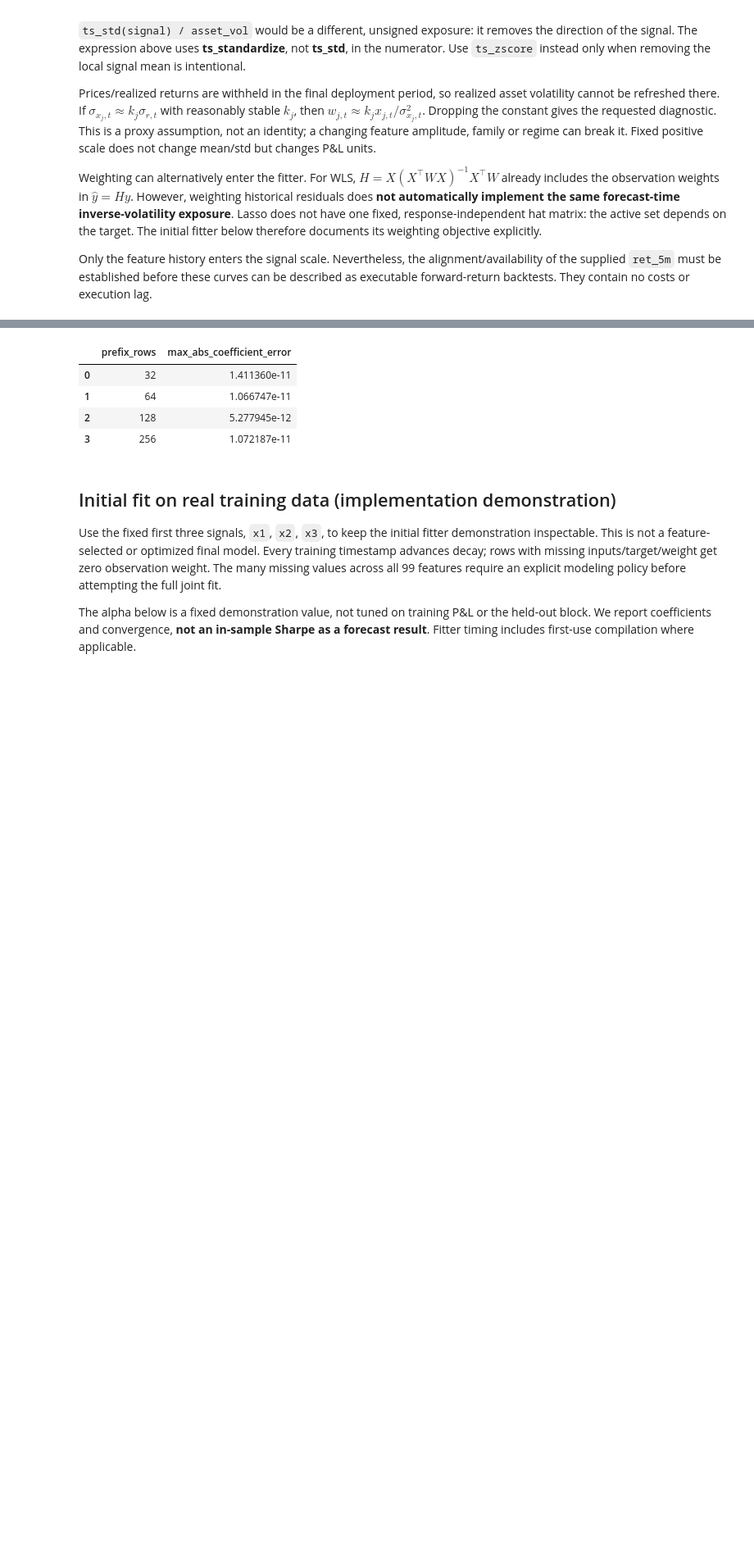
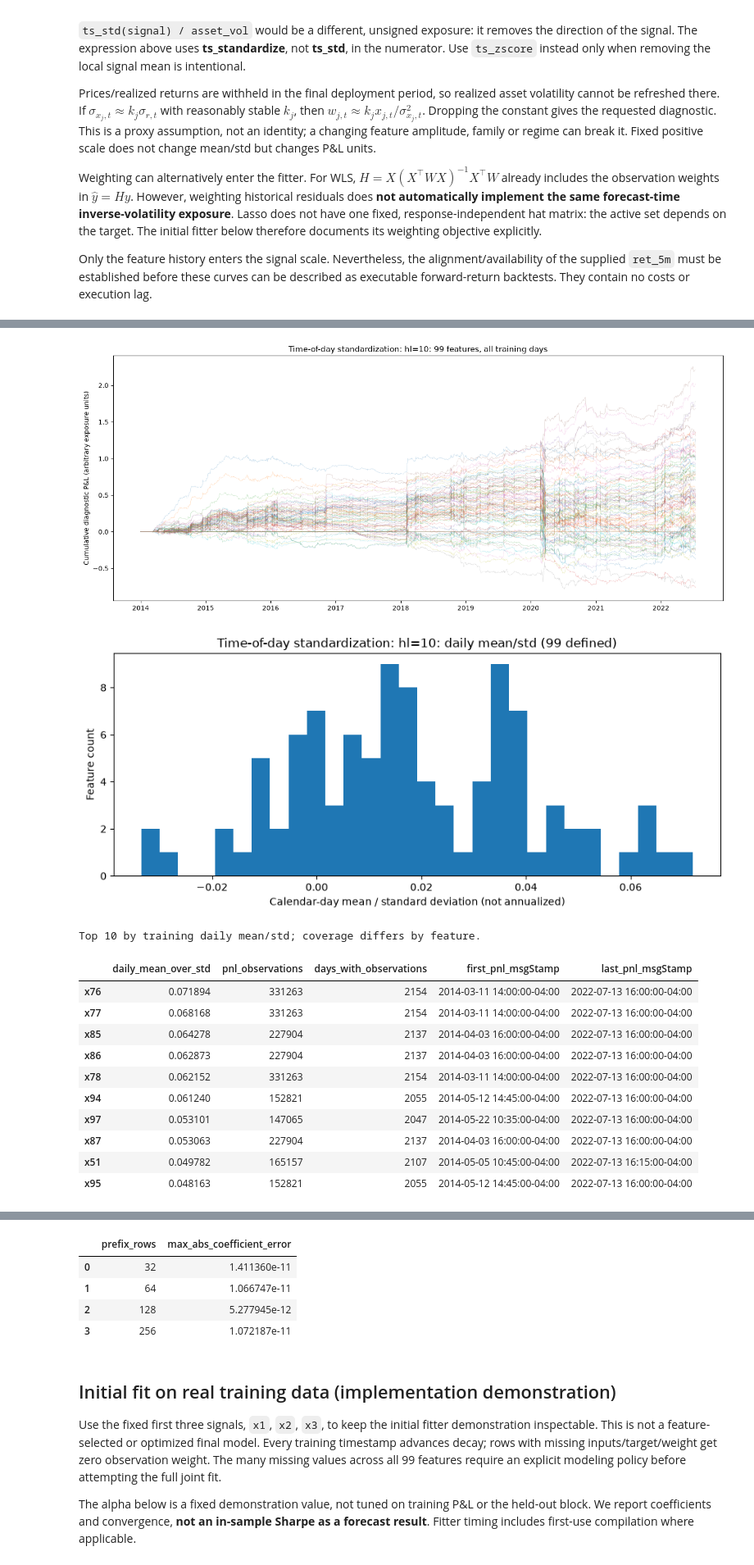
Before and after one commit to ak5ms/th, a Jupyter notebook: notebooks/01_eda.ipynb, the cells around one changed output, grey strips where cells are left out. Shown at 82% size. Cells and saved outputs as stored; diff of their text form; code cells hidden in the pictures; blank space fills up the shorter version.

Commit message:
Store evaluated dszl, interaction and residual experiments

```diff
--- a/notebooks/01_eda.ipynb
+++ b/notebooks/01_eda.ipynb
@@ -530,0 +541,10 @@ Only the feature history enters the signal scale. Nevertheless, the alignment/av
+# %%
+from time import perf_counter
+from takehome.features import dszl, pairwise_features, evaluate_features
+from takehome.plots import display_results
+
+# The baseline table/daily series are retained; its large intrabar matrix is no longer needed.
+del pnl
+raw_features = df[x_cols]
+experiment_seconds = {}
+assert raw_features.index.equals(df.index) and df.index.max() < split['cutoff']
@@ -530,0 +565,25 @@ Only the feature history enters the signal scale. Nevertheless, the alignment/av
+# %%
+started = perf_counter()
+dszl_daily, dszl_summary = evaluate_features(
+    [dszl(raw_features, hl=10)], df['ret_5m'], hl=HL,
+)
+experiment_seconds['dszl(10)'] = perf_counter() - started
+assert dszl_daily.shape[1] == len(x_cols)
+display_results(dszl_daily, 'Time-of-day standardization: hl=10')
+print('Top 10 by training daily mean/std; coverage differs by feature.')
+display(dszl_summary.head(10))
+# %% [output]
+[figure, added]
+[figure, added]
+Top 10 by training daily mean/std; coverage differs by feature.
+|  | daily_mean_over_std | pnl_observations | days_with_observations | first_pnl_msgStamp | last_pnl_msgStamp |
+| x76 | 0.071894 | 331263 | 2154 | 2014-03-11 14:00:00-04:00 | 2022-07-13 16:00:00-04:00 |
+| x77 | 0.068168 | 331263 | 2154 | 2014-03-11 14:00:00-04:00 | 2022-07-13 16:00:00-04:00 |
+| x85 | 0.064278 | 227904 | 2137 | 2014-04-03 16:00:00-04:00 | 2022-07-13 16:00:00-04:00 |
+| x86 | 0.062873 | 227904 | 2137 | 2014-04-03 16:00:00-04:00 | 2022-07-13 16:00:00-04:00 |
+| x78 | 0.062152 | 331263 | 2154 | 2014-03-11 14:00:00-04:00 | 2022-07-13 16:00:00-04:00 |
+| x94 | 0.061240 | 152821 | 2055 | 2014-05-12 14:45:00-04:00 | 2022-07-13 16:00:00-04:00 |
+| x97 | 0.053101 | 147065 | 2047 | 2014-05-22 10:35:00-04:00 | 2022-07-13 16:00:00-04:00 |
+| x87 | 0.053063 | 227904 | 2137 | 2014-04-03 16:00:00-04:00 | 2022-07-13 16:00:00-04:00 |
+| x51 | 0.049782 | 165157 | 2107 | 2014-05-05 10:45:00-04:00 | 2022-07-13 16:15:00-04:00 |
+| x95 | 0.048163 | 152821 | 2055 | 2014-05-12 14:45:00-04:00 | 2022-07-13 16:00:00-04:00 |
```
Also changed, not shown: parts of 12 cells of this notebook, 3 other files.
